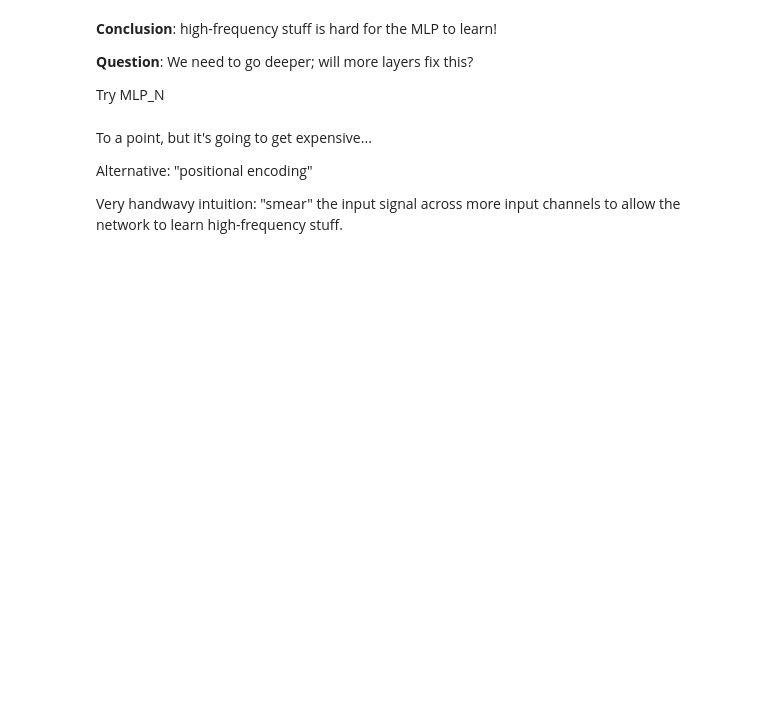
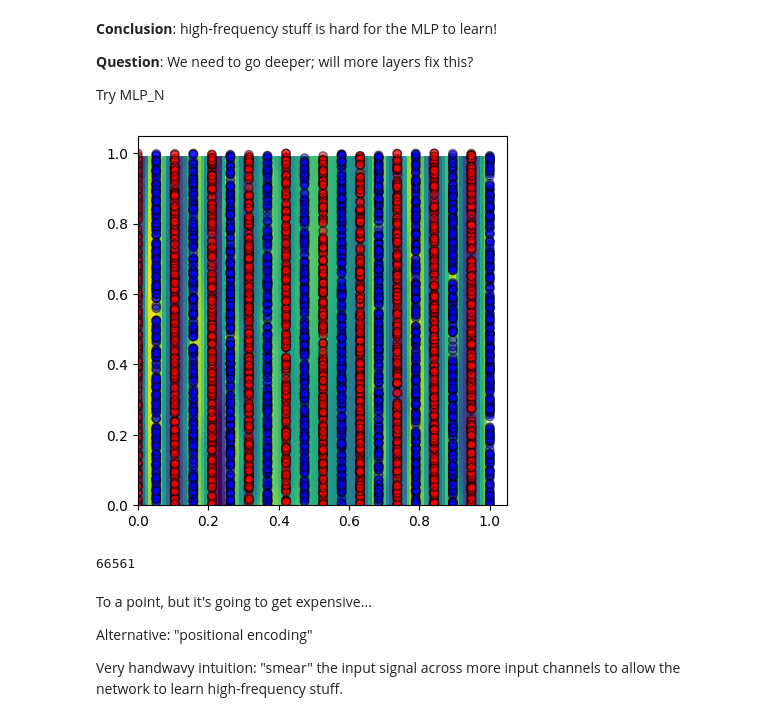
Before and after one commit to cs1053-26w/Lectures, a Jupyter notebook: notebooks/L15_nerf.ipynb, the cells around one changed output. Cells and saved outputs as stored; diff of their text form; code cells hidden in the pictures; blank space fills up the shorter version.

```diff
--- a/notebooks/L15_nerf.ipynb
+++ b/notebooks/L15_nerf.ipynb
@@ -151,13 +171,19 @@ plot_trained_model(model, X, y, xx, yy)
 
 Try MLP_N
 # %%
-X, y = ML.make_stripes(5000, 10, 0.0)
+X, y = ML.make_stripes(5000, 20, 0.0)
 xx, yy = np.meshgrid(np.arange(0, 1, 0.01), np.arange(0, 1, 0.01))
 xx = torch.Tensor(xx)
 yy = torch.Tensor(yy)
-model = train(ML.MLP_N(2, 3, 128, 1), X, y, 2000)
+model = train(ML.MLP_N(2, 6, 128, 1), X, y, 2000)
 
 plot_trained_model(model, X, y, xx, yy)
+# %% [output]
+[figure, added]
+# %%
+sum([t.numel() for t in model.parameters()])
+# %% [output]
+66561
 # %% [markdown]
 To a point, but it's going to get expensive...
 
```
Also changed, not shown: parts of 8 cells of this notebook, 2 other files.
